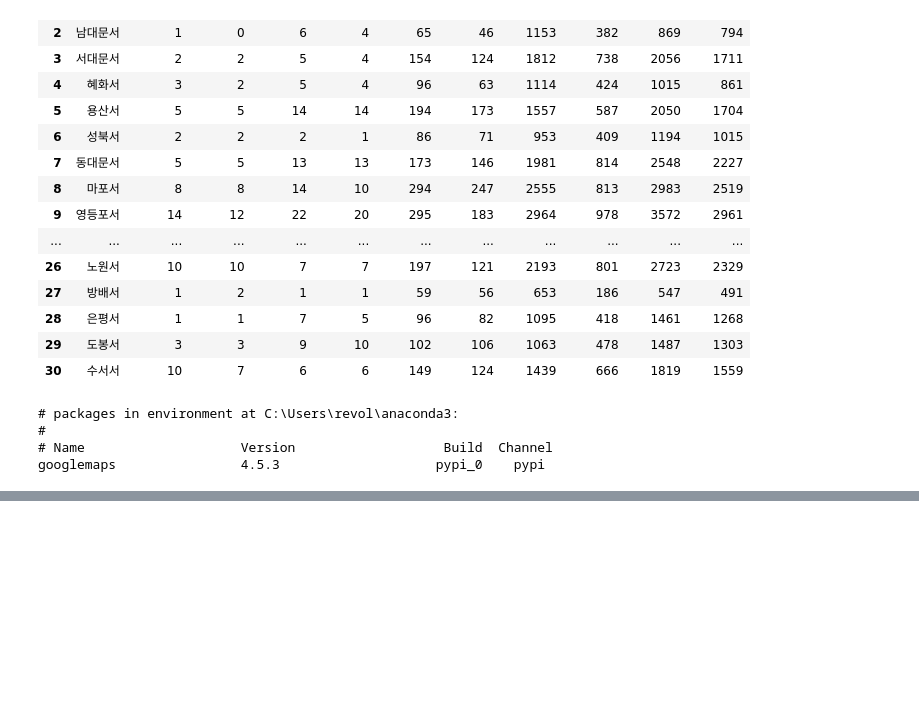
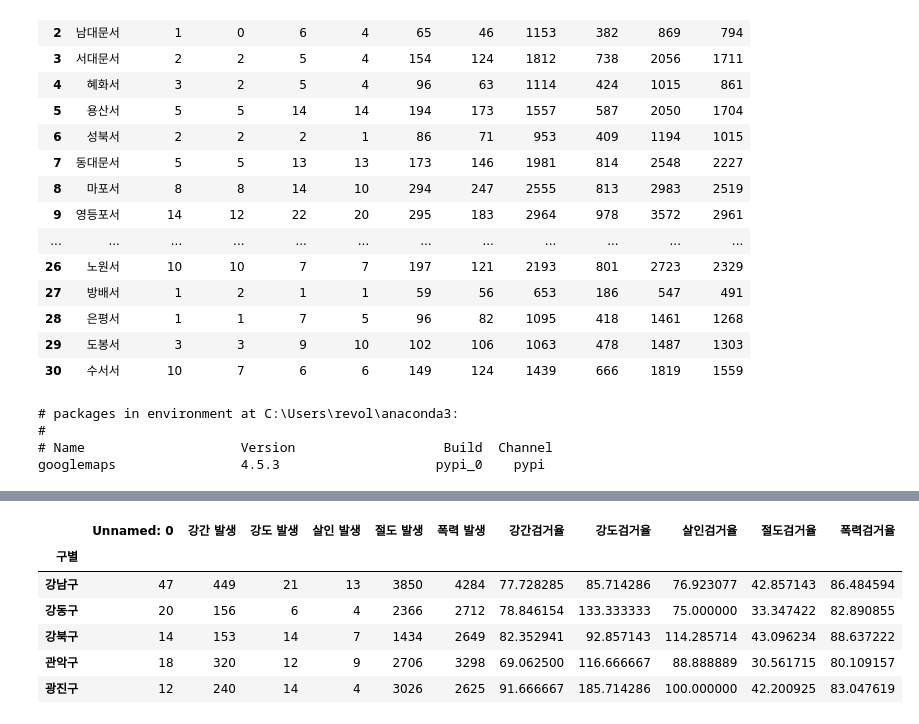
Before and after one commit to Kisooofficial/Android_project, a Jupyter notebook: DataScience/source_code/Crime.ipynb, the cells around one changed output, grey strips where cells are left out. Cells and saved outputs as stored; diff of their text form; code cells hidden in the pictures; blank space fills up the shorter version.

```diff
--- a/DataScience/source_code/Crime.ipynb
+++ b/DataScience/source_code/Crime.ipynb
@@ -34,0 +234,22 @@ gmaps = googlemaps.Client(key = gmaps_key)
+# %%
+crime_anal['강간검거율'] = crime_anal['강간 검거']/crime_anal['강간 발생']*100
+crime_anal['강도검거율'] = crime_anal['강도 검거']/crime_anal['강도 발생']*100
+crime_anal['살인검거율'] = crime_anal['살인 검거']/crime_anal['살인 발생']*100
+crime_anal['절도검거율'] = crime_anal['절도 검거']/crime_anal['절도 발생']*100
+crime_anal['폭력검거율'] = crime_anal['폭력 검거']/crime_anal['폭력 발생']*100
+
+del crime_anal['강간 검거']
+del crime_anal['강도 검거']
+del crime_anal['살인 검거']
+del crime_anal['절도 검거']
+del crime_anal['폭력 검거']
+
+crime_anal.head()
+# %% [output]
+|  | Unnamed: 0 | 강간 발생 | 강도 발생 | 살인 발생 | 절도 발생 | 폭력 발생 | 강간검거율 | 강도검거율 | 살인검거율 | 절도검거율 | 폭력검거율 |
+| 구별 |  |  |  |  |  |  |  |  |  |  |  |
+| 강남구 | 47 | 449 | 21 | 13 | 3850 | 4284 | 77.728285 | 85.714286 | 76.923077 | 42.857143 | 86.484594 |
+| 강동구 | 20 | 156 | 6 | 4 | 2366 | 2712 | 78.846154 | 133.333333 | 75.000000 | 33.347422 | 82.890855 |
+| 강북구 | 14 | 153 | 14 | 7 | 1434 | 2649 | 82.352941 | 92.857143 | 114.285714 | 43.096234 | 88.637222 |
+| 관악구 | 18 | 320 | 12 | 9 | 2706 | 3298 | 69.062500 | 116.666667 | 88.888889 | 30.561715 | 80.109157 |
+| 광진구 | 12 | 240 | 14 | 4 | 3026 | 2625 | 91.666667 | 185.714286 | 100.000000 | 42.200925 | 83.047619 |
```
Also changed, not shown: parts of 13 cells of this notebook.
